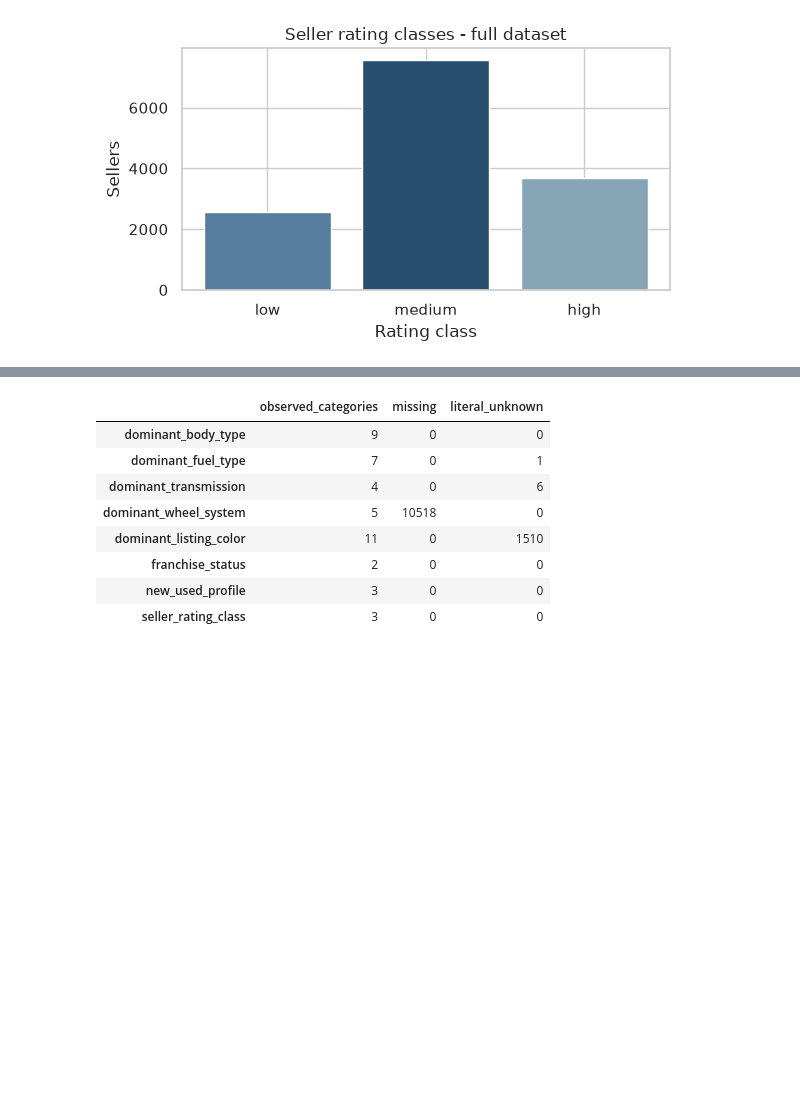
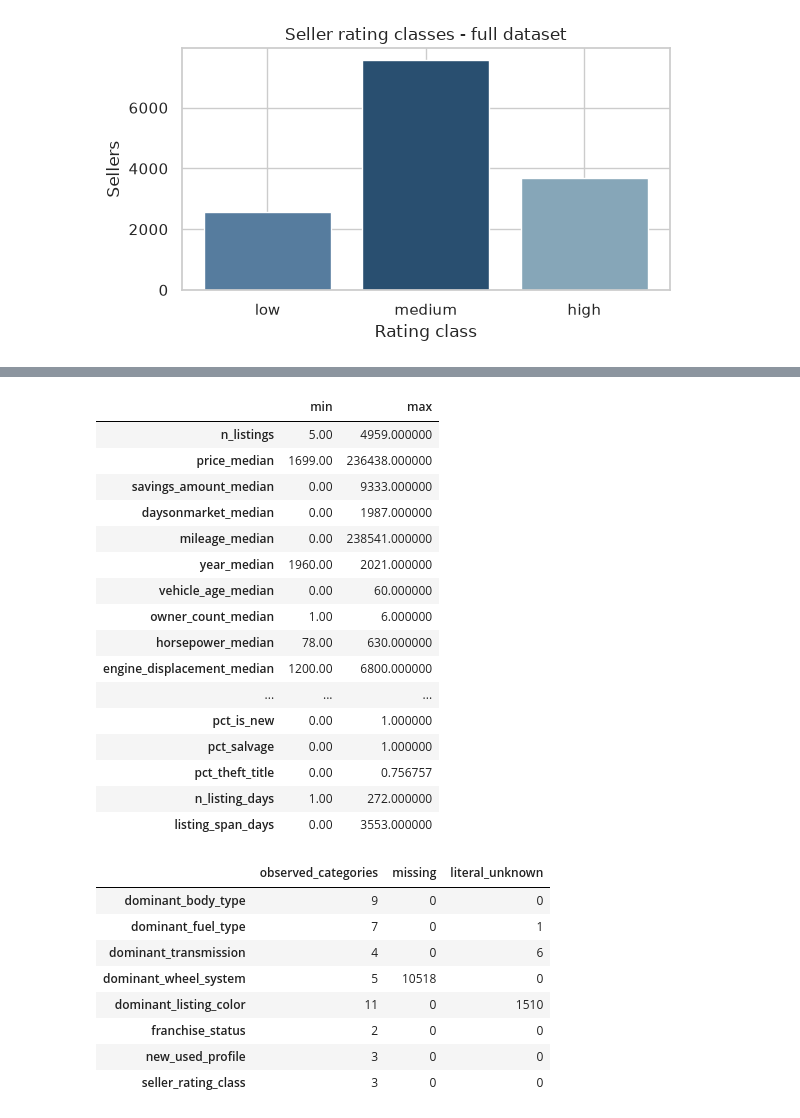
Before and after one commit to iqbalzain99/data-mining_unipi_1_2026, a Jupyter notebook: project/merged_1_2_distribution.ipynb, the cells around one changed output, grey strips where cells are left out. Saved outputs shown, nothing was run; the diff lists cells and outputs as text; code cells hidden in the pictures; blank space fills up the shorter version.

```diff
--- a/project/merged_1_2_distribution.ipynb
+++ b/project/merged_1_2_distribution.ipynb
@@ -85,6 +85,26 @@ stats_df.round(2)
 | pct_theft_title | 13816.0 | 0.00 | 0.02 | 0.00 | 0.00 | 0.00 | 0.00 | 0.76 | 27 | 14.11 | 427.34 | ... |
 | n_listing_days | 13843.0 | 46.32 | 33.72 | 1.00 | 18.00 | 39.00 | 68.00 | 272.00 | 0 | 0.98 | 0.95 | ... |
 | listing_span_days | 13843.0 | 405.59 | 282.37 | 0.00 | 223.00 | 362.00 | 508.00 | 3553.00 | 0 | 2.15 | 9.00 | ... |
+# %%
+stats_df[['min', 'max']]
+# %% [output]
+|  | min | max |
+| n_listings | 5.00 | 4959.000000 |
+| price_median | 1699.00 | 236438.000000 |
+| savings_amount_median | 0.00 | 9333.000000 |
+| daysonmarket_median | 0.00 | 1987.000000 |
+| mileage_median | 0.00 | 238541.000000 |
+| year_median | 1960.00 | 2021.000000 |
+| vehicle_age_median | 0.00 | 60.000000 |
+| owner_count_median | 1.00 | 6.000000 |
+| horsepower_median | 78.00 | 630.000000 |
+| engine_displacement_median | 1200.00 | 6800.000000 |
+| ... | ... | ... |
+| pct_is_new | 0.00 | 1.000000 |
+| pct_salvage | 0.00 | 1.000000 |
+| pct_theft_title | 0.00 | 0.756757 |
+| n_listing_days | 1.00 | 272.000000 |
+| listing_span_days | 0.00 | 3553.000000 |
 # %%
 # Categorical summary: levels, missing entries, and literal "unknown" labels
 categorical_summary = pd.DataFrame({
```
Also changed, not shown: parts of 2 cells of this notebook.
